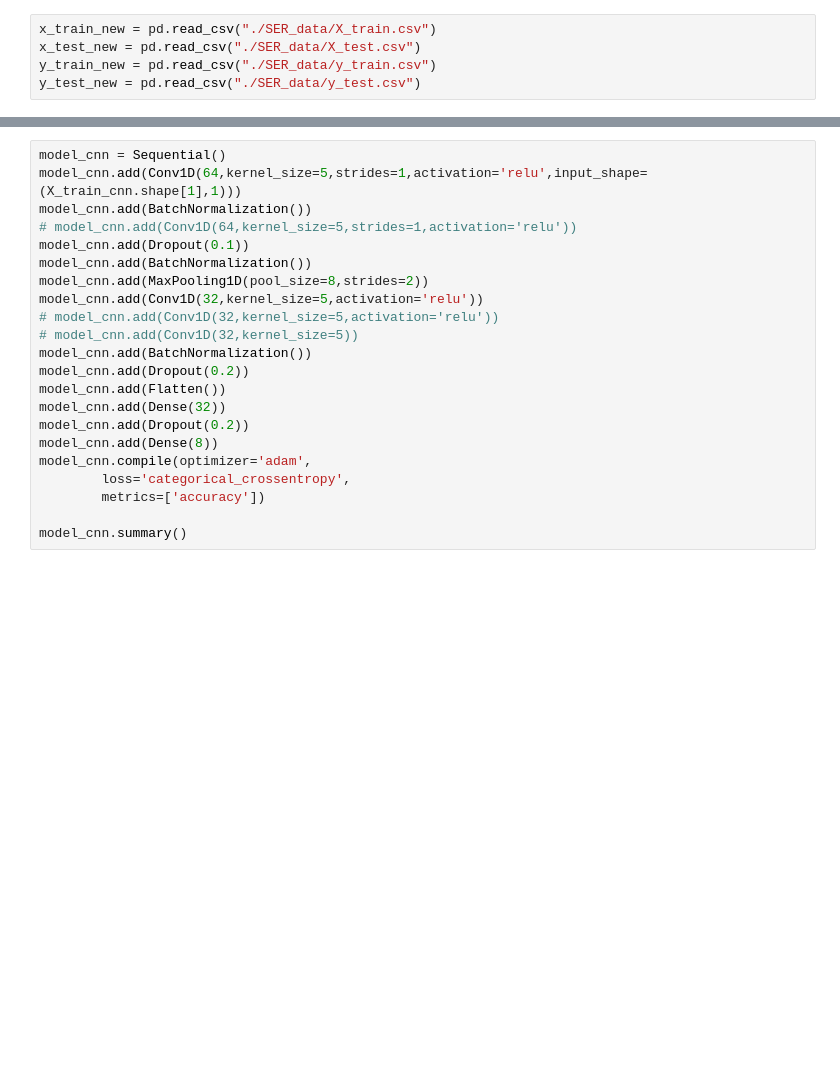
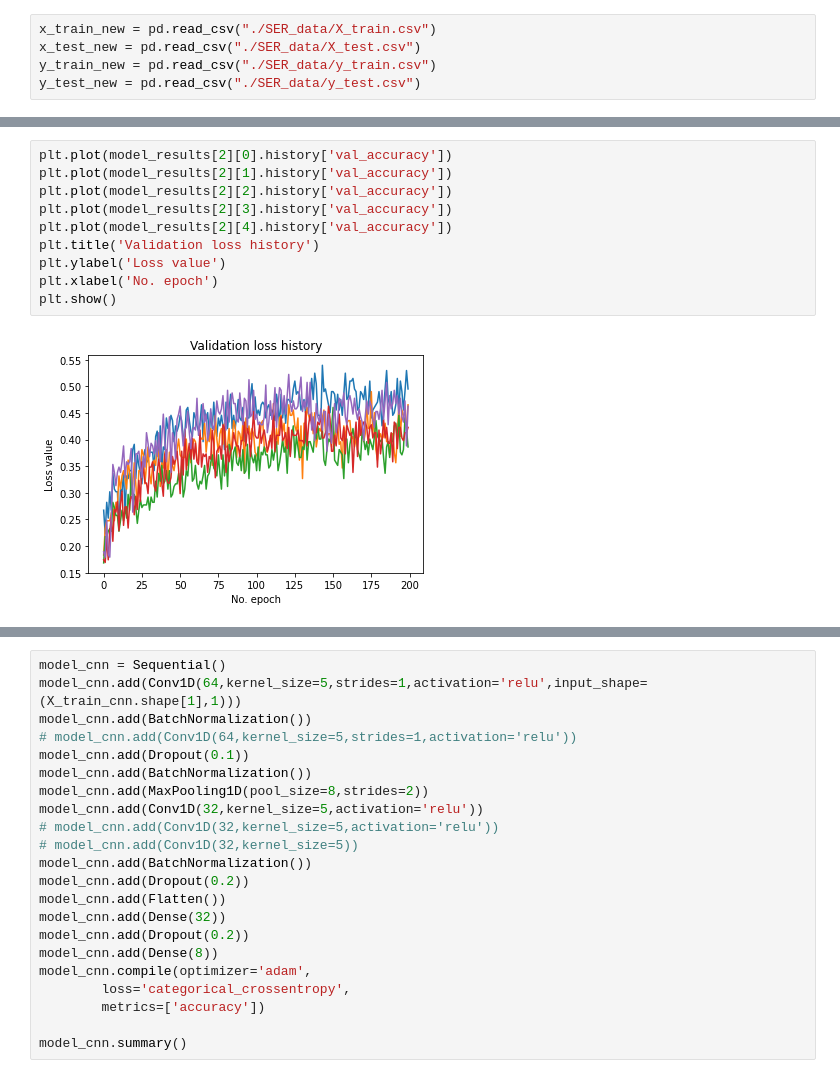
Before and after one commit to ABHISHEK03312/Speech_Emotion_recognition, a Jupyter notebook: ser-trial.ipynb, the cells around one changed output, grey strips where cells are left out. Saved outputs shown, nothing was run; the diff lists cells and outputs as text; blank space fills up the shorter version.

```diff
--- a/ser-trial.ipynb
+++ b/ser-trial.ipynb
@@ -430,0 +673,12 @@ _________________________________________________________________
+# %%
+plt.plot(model_results[2][0].history['val_accuracy'])
+plt.plot(model_results[2][1].history['val_accuracy'])
+plt.plot(model_results[2][2].history['val_accuracy'])
+plt.plot(model_results[2][3].history['val_accuracy'])
+plt.plot(model_results[2][4].history['val_accuracy'])
+plt.title('Validation loss history')
+plt.ylabel('Loss value')
+plt.xlabel('No. epoch')
+plt.show()
+# %% [output]
+[figure, added]
```
Also changed, not shown: parts of 48 cells of this notebook, 9 other files.
